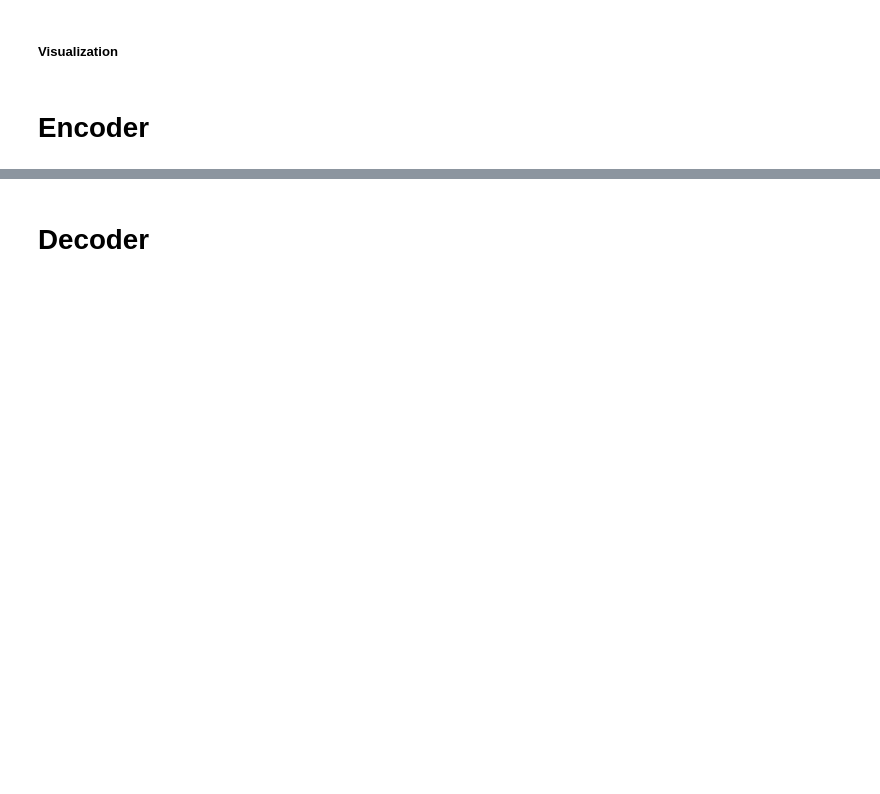
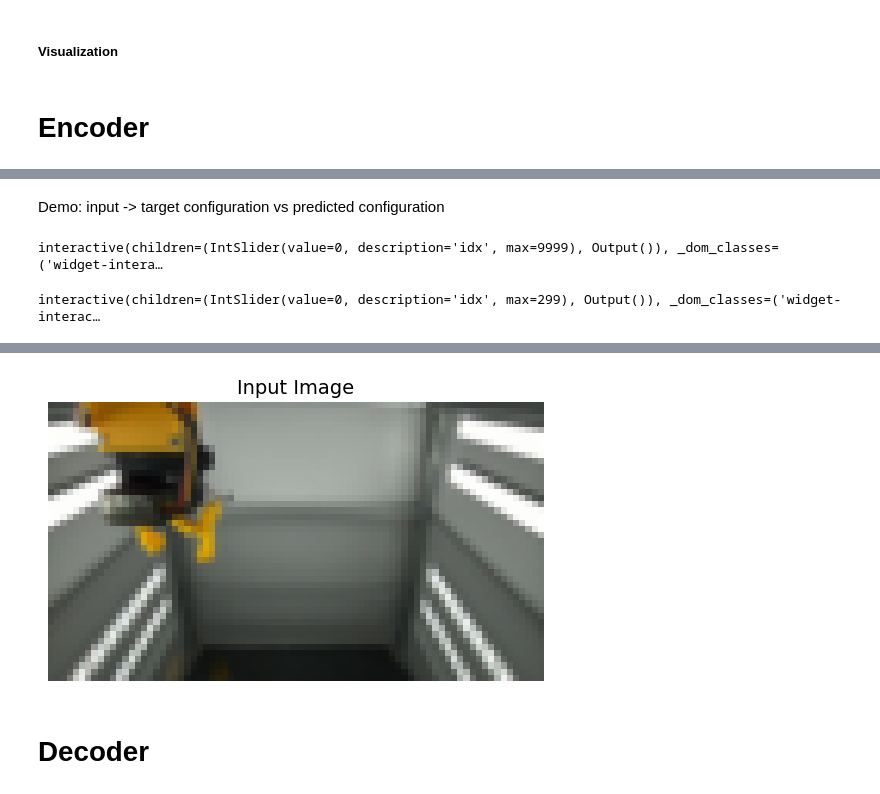
Before and after one commit to GiacomoBillo/cloudgripper-visual-autoencoder, a Jupyter notebook: visual_autoencoder/demo.ipynb, the cells around one changed output, grey strips where cells are left out. Drawn from its saved outputs; the diff is of its cells as text; code cells hidden in the pictures; blank space fills up the shorter version.

Commit message:
feat: evaluation and demo of ConvolutionalEncoder, FourierMLPDecoder, CUNet1Ref and CUNet10Ref

```diff
--- a/visual_autoencoder/demo.ipynb
+++ b/visual_autoencoder/demo.ipynb
@@ -251,5 +269,31 @@ def slider_reference_vs_reconstruction_vs_target(dataset, model: Trainer):
     @interact(idx=(0, len(dataset)-1))
     def slider_with_plots(idx=0):
         show_sample_reference_vs_reconstruction_vs_target(dataset, model, idx)
+# %%
+def load_model(modelClass, model_path):
+    # load model config
+    model_name = os.path.basename(model_path)
+    config_file = os.path.join(model_path, "config.yaml")
+    with open(config_file, "r") as f:
+        config = yaml.safe_load(f)
+
+    # load trained model
+    model = modelClass(
+        model_name=model_name,
+        accelerator=accelerator,
+        config=config,
+    )
+    model.load_model(model_path)
+    model = accelerator.prepare(model)
+    model.eval()
+    model_trainer = Trainer(model, config)
+
+    return model, model_trainer, config
 # %% [markdown]
 # Encoder
+# %%
+from architecture import ConvolutionalEncoder
+dir = "trained_models_cluster"
+encoder_type = "convolutional_encoder"
+trained_encoders = os.listdir(os.path.join(dir, encoder_type))
+print("Available trained Convolutional Encoders:", *trained_encoders, sep="\n- ")
@@ -255,0 +303,4 @@ def slider_reference_vs_reconstruction_vs_target(dataset, model: Trainer):
+# %%
+MODEL_TO_LOAD = "ConvolutionalEncoder_val10000_batch32_xyzrg"
+model_path = os.path.join(dir, encoder_type, MODEL_TO_LOAD)
+conv_encoder, conv_encoder_trainer, config = load_model(ConvolutionalEncoder, model_path)
@@ -255,0 +321,13 @@ def slider_reference_vs_reconstruction_vs_target(dataset, model: Trainer):
+# %% [markdown]
+Demo: input -> target configuration vs predicted configuration
+# %%
+slider_encoder_prediction_vs_target(test_dataset, conv_encoder_trainer)
+# %% [output]
+interactive(children=(IntSlider(value=0, description='idx', max=9999), Output()), _dom_classes=('widget-intera…
+# %%
+slider_encoder_prediction_vs_target(toy_test_dataset, conv_encoder_trainer)
+# %% [output]
+interactive(children=(IntSlider(value=0, description='idx', max=299), Output()), _dom_classes=('widget-interac…
+# %%
+show_sample_encoder_prediction_vs_target(test_dataset, conv_encoder_trainer, idx=0)
+# %% [output]
@@ -256,3 +338,4 @@ def slider_reference_vs_reconstruction_vs_target(dataset, model: Trainer):
+[figure, added]
 # %% [markdown]
 # Decoder
 # %% [markdown]
```
Also changed, not shown: parts of 22 cells of this notebook, 1 other file.
